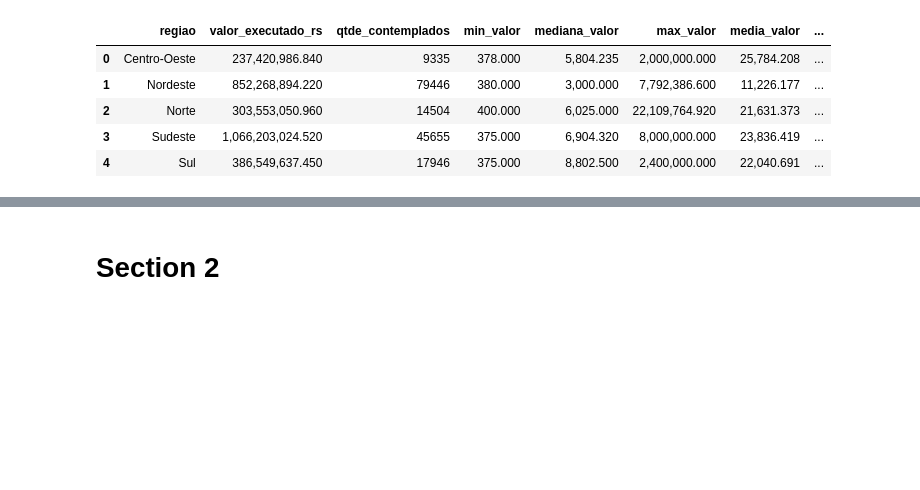
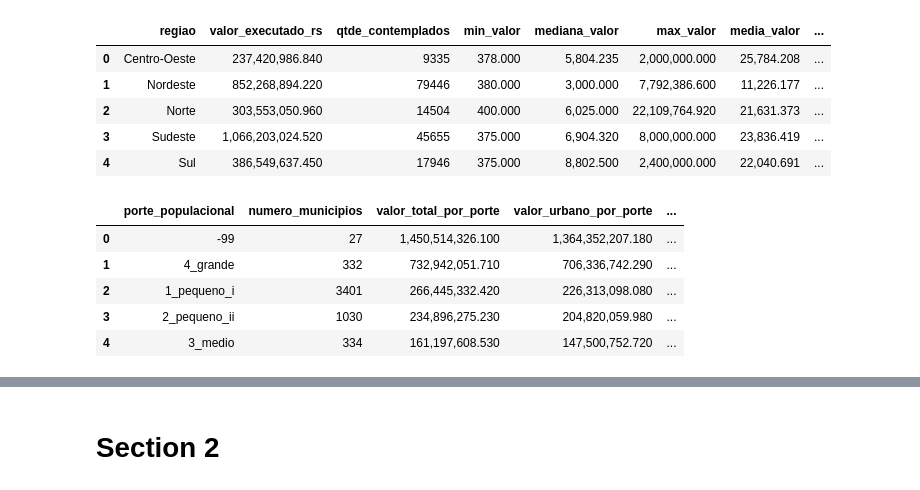
Before and after one commit to SGE-Subsecretaria-de-Gestao-Estrategica/pnab-data-vis, a Jupyter notebook: src/notebooks/v2_gabriel_create_csv.ipynb, the cells around one changed output, grey strips where cells are left out. Cells and saved outputs as stored; diff of their text form; code cells hidden in the pictures; blank space fills up the shorter version.

```diff
--- a/src/notebooks/v2_gabriel_create_csv.ipynb
+++ b/src/notebooks/v2_gabriel_create_csv.ipynb
@@ -174,3 +174,12 @@ df_population_size["percentual_valor_rural_por_porte"] = np.where(
+# %%
+df_population_size
+# %% [output]
+|  | porte_populacional | numero_municipios | valor_total_por_porte | valor_urbano_por_porte | ... |
+| 0 | -99 | 27 | 1,450,514,326.100 | 1,364,352,207.180 | ... |
+| 1 | 4_grande | 332 | 732,942,051.710 | 706,336,742.290 | ... |
+| 2 | 1_pequeno_i | 3401 | 266,445,332.420 | 226,313,098.080 | ... |
+| 3 | 2_pequeno_ii | 1030 | 234,896,275.230 | 204,820,059.980 | ... |
+| 4 | 3_medio | 334 | 161,197,608.530 | 147,500,752.720 | ... |
 # %%
 # resumo_por_porte_populacional versão RESUMIDA - Estamos utilizando esse
 df_resumo_por_porte_populacional = territorial.resumo_por_porte_populacional(df_aux=df_aux)
```
Also changed, not shown: parts of 13 cells of this notebook, 3 other files.
